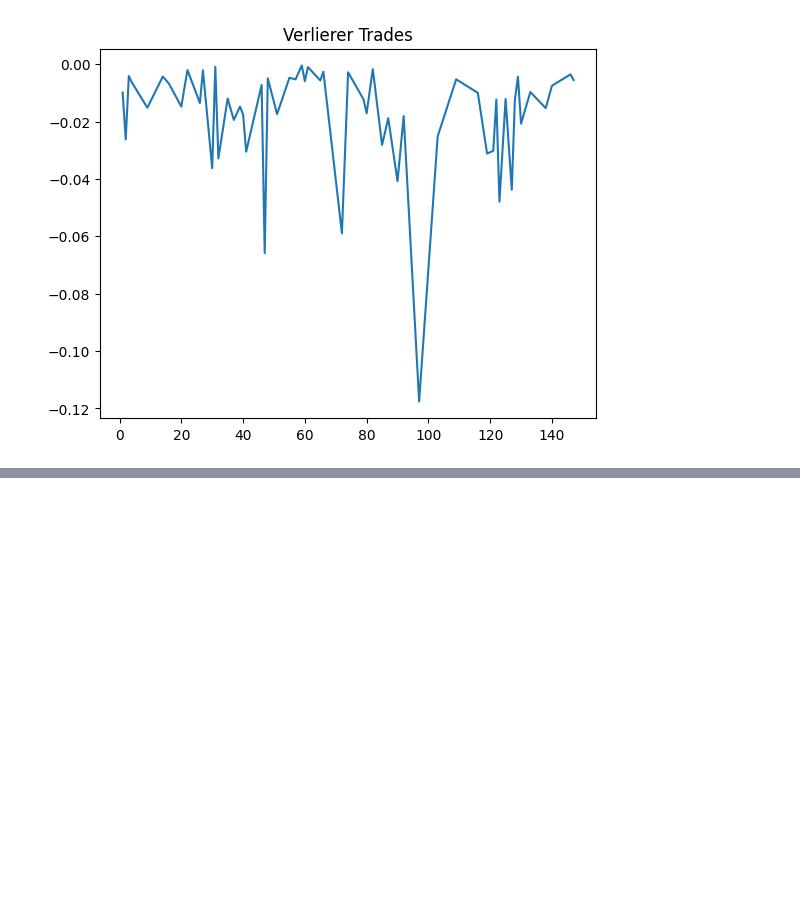
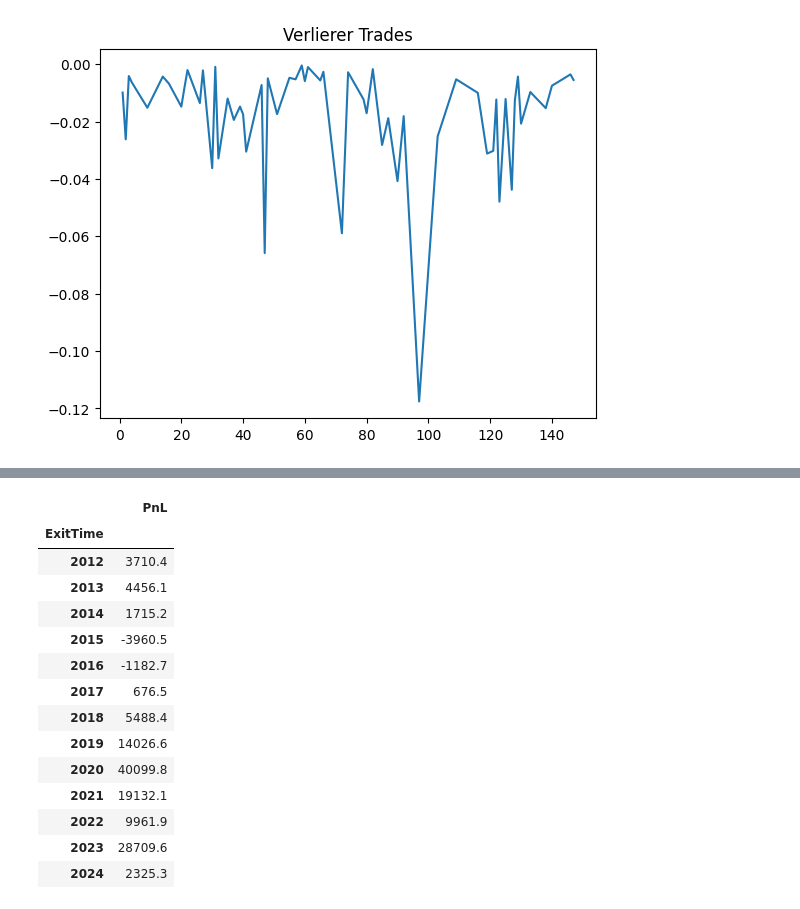
Before and after one commit to fxhuhn/backtesting-trading-strategies, a Jupyter notebook: strategies/end_of_month_sp500.ipynb, the cells around one changed output, grey strips where cells are left out. Cells and saved outputs as stored; diff of their text form; code cells hidden in the pictures; blank space fills up the shorter version.

```diff
--- a/strategies/end_of_month_sp500.ipynb
+++ b/strategies/end_of_month_sp500.ipynb
@@ -322 +462,19 @@ pd.DataFrame(merged.groupby(merged.ExitTime.dt.month).ReturnPct.sum().round(4))
 | 11 | 0.2073 |
+# %%
+pd.DataFrame(merged.groupby(merged.ExitTime.dt.year).PnL.sum().round(1))
+# %% [output]
+|  | PnL |
+| ExitTime |  |
+| 2012 | 3710.4 |
+| 2013 | 4456.1 |
+| 2014 | 1715.2 |
+| 2015 | -3960.5 |
+| 2016 | -1182.7 |
+| 2017 | 676.5 |
+| 2018 | 5488.4 |
+| 2019 | 14026.6 |
+| 2020 | 40099.8 |
+| 2021 | 19132.1 |
+| 2022 | 9961.9 |
+| 2023 | 28709.6 |
+| 2024 | 2325.3 |
```
Also changed, not shown: parts of 27 cells of this notebook.
